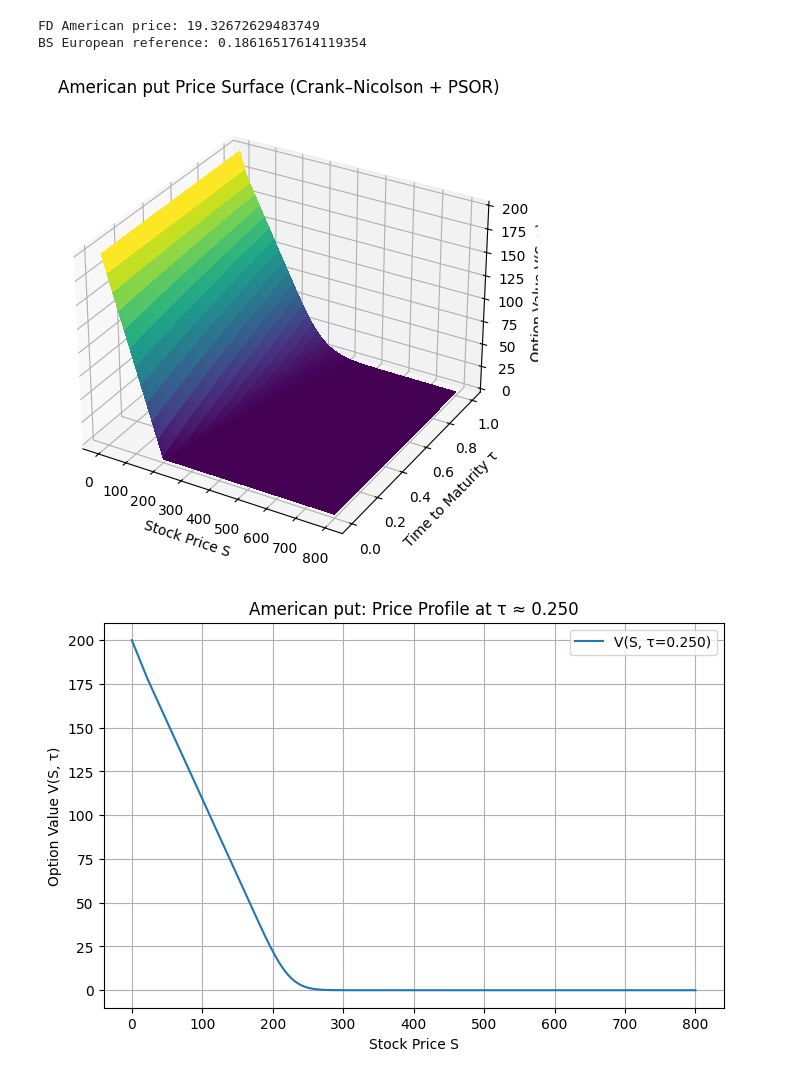
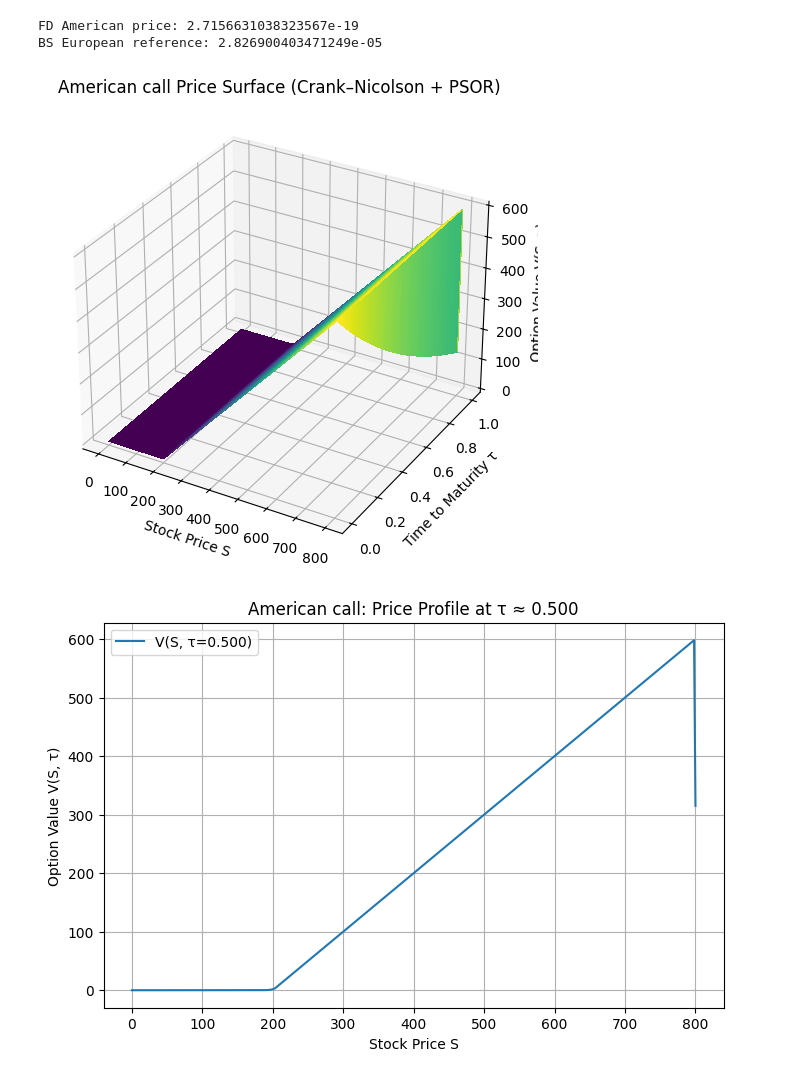
Before and after one commit to ai-ml-club-sjsu/project-fa25-QVP, a Jupyter notebook: notebooks/pde-solver-american-options copy.ipynb, the cells around one changed output. Drawn from its saved outputs; the diff is of its cells as text; code cells hidden in the pictures.

```diff
--- a/notebooks/pde-solver-american-options copy.ipynb
+++ b/notebooks/pde-solver-american-options copy.ipynb
@@ -144,41 +144,41 @@ def crank_nicolson_american(S0, K, T, r, sigma, Smax, M, N, option='put', q=0.0)
 
     return val, V, S, t
 
 if __name__ == '__main__':
     S0 = 300.0; K = 200.0; T = 1.0; r = 0.05; sigma = 0.2
     Smax = 4*K
     M = 400   # space steps
     N = 800   # time steps
-    option = 'put'  # try 'put' to see early exercise effect
-    div = 0.5 # continuous dividend yield
+    option = 'call'  # try 'put' to see early exercise effect
+    div = 0.9 # continuous dividend yield
 
     price_fd, V_grid, S_grid, t_grid = crank_nicolson_american(
         S0, K, T, r, sigma, Smax, M, N, option=option, q=div
     )
 
     print("FD American price:", price_fd)
     # Reference (equals European if call with q=0)
     print("BS European reference:", black_scholes_price(S0, K, T, r, sigma, option=option))
 
     # --- Plot (use τ = time-to-maturity) ---
     tau_grid = np.linspace(0.0, T, N+1)       # rows of V_grid correspond to τ increasing 0→T
     S_mesh, tau_mesh = np.meshgrid(S_grid, tau_grid)
 
     fig = plt.figure(figsize=(10,6))
     ax = fig.add_subplot(111, projection='3d')
     ax.plot_surface(S_mesh, tau_mesh, V_grid, cmap='viridis', linewidth=0, antialiased=False)
     ax.set_xlabel('Stock Price S')
     ax.set_ylabel('Time to Maturity τ')
     ax.set_zlabel('Option Value V(S, τ)')
     ax.set_title(f'American {option} Price Surface (Crank–Nicolson + PSOR)')
     plt.show()
 # %% [output]
-FD American price: 19.32672629483749
-BS European reference: 0.18616517614119354
+FD American price: 2.7156631038323567e-19
+BS European reference: 2.826900403471249e-05
-[figure, old version]
+[figure, new version]
 # %%
 # Choose a time-to-maturity slice
-tau_target = 0.25  # years remaining (τ)
+tau_target = 0.5  # years remaining (τ)
 tau_grid = np.linspace(0.0, T, N+1)
 idx = np.argmin(np.abs(tau_grid - tau_target))
 
@@ -191,7 +191,7 @@ plt.grid(True)
 plt.legend()
 plt.show()
 # %% [output]
-[figure, old version]
+[figure, new version]
 # %%
 import plotly.io as pio
 import plotly.graph_objects as go
```
Also changed, not shown: parts of 2 cells of this notebook, 6 other files.
